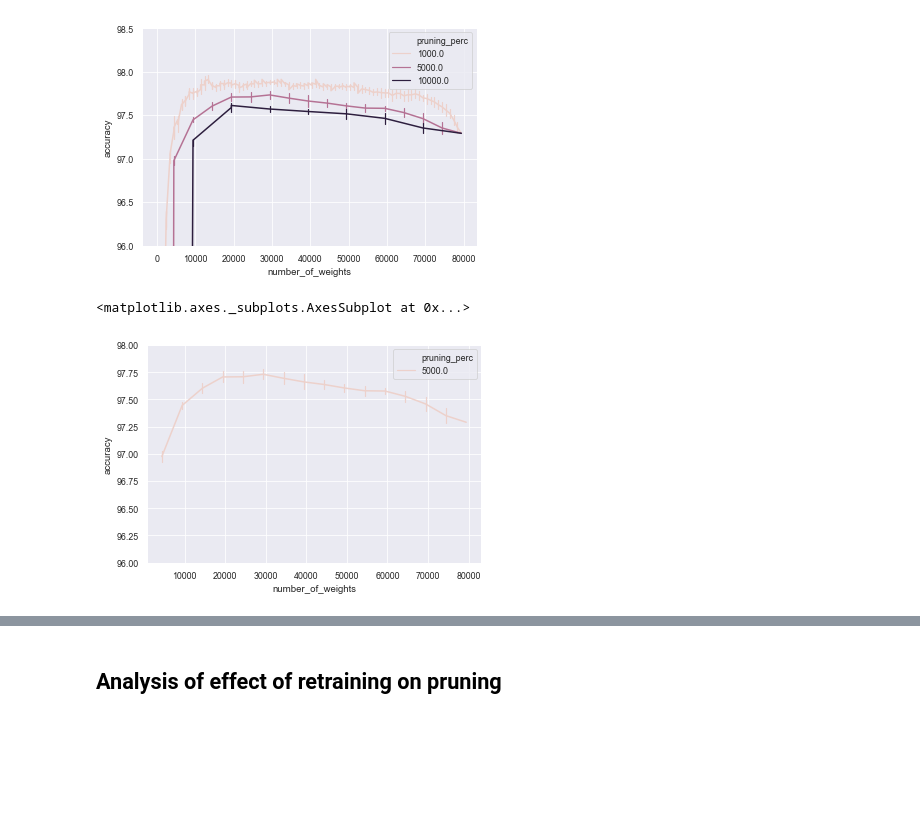
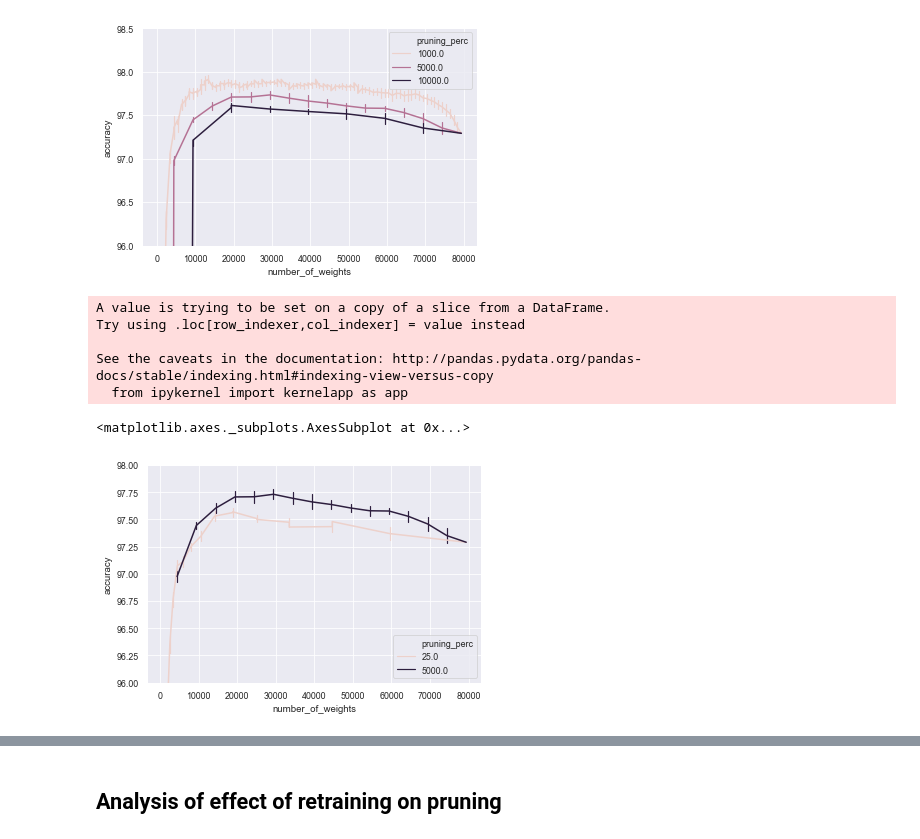
Before and after one commit to pauleon2/pruning-nn, a Jupyter notebook: evaluation.ipynb, the cells around one changed output, grey strips where cells are left out. Drawn from its saved outputs; the diff is of its cells as text; code cells hidden in the pictures; blank space fills up the shorter version.

Commit message:
expand the avaluation of the results

```diff
--- a/evaluation.ipynb
+++ b/evaluation.ipynb
@@ -86,23 +88,35 @@ sns.lineplot(x='number_of_weights', y='accuracy', hue='pruning_perc', err_style=
 # %%
 s = pd.read_pickle('./results/experiment3.pkl')
 original = s.loc[s['pruning_method'] == 'original']
 s = s.loc[s['pruning_method'] == 'magnitude_class_blinded_absolute']
 original['pruning_perc'] = 1000
 s = s.append(original, ignore_index=True)
 original['pruning_perc'] = 5000
 s = s.append(original, ignore_index=True)
 original['pruning_perc'] = 10000
 s = s.append(original, ignore_index=True)
 s = s.loc[s['pruning_perc'] == 5000]
 s = s.loc[s['number_of_weights'] != 0]
 
+s2 = pd.read_pickle('./results/experiment2.pkl')
+original2 = s2.loc[s2['pruning_method'] == 'original']
+original2['pruning_perc'] = 25
+s2 = s2.loc[s2['pruning_method'] == 'magnitude_class_blinded']
+s2 = s2.loc[s2['variable'] == False]
+s2 = s2.loc[s2['pruning_perc'] == 25]
+s2 = s2.loc[s2['number_of_weights'] != 0]
+s2 = s2.append(original2, ignore_index=True)
 
+s = s.append(s2, ignore_index=True)
 
 s['pruning_perc'] = s['pruning_perc'].astype(float)
-
-
 plt.ylim(96, 98)
 sns.lineplot(x='number_of_weights', y='accuracy', hue='pruning_perc', err_style='bars', data=s, markers=True, ci='sd', legend='full', linewidth=1.5)
 # %% [output]
-<matplotlib.axes._subplots.AxesSubplot at 0x...>
+A value is trying to be set on a copy of a slice from a DataFrame.
+Try using .loc[row_indexer,col_indexer] = value instead
+
+See the caveats in the documentation: http://pandas.pydata.org/pandas-docs/stable/indexing.html#indexing-view-versus-copy
+  from ipykernel import kernelapp as app
+<matplotlib.axes._subplots.AxesSubplot at 0x...>
-[figure, old version]
+[figure, new version]
```
Also changed, not shown: parts of 5 cells of this notebook.
